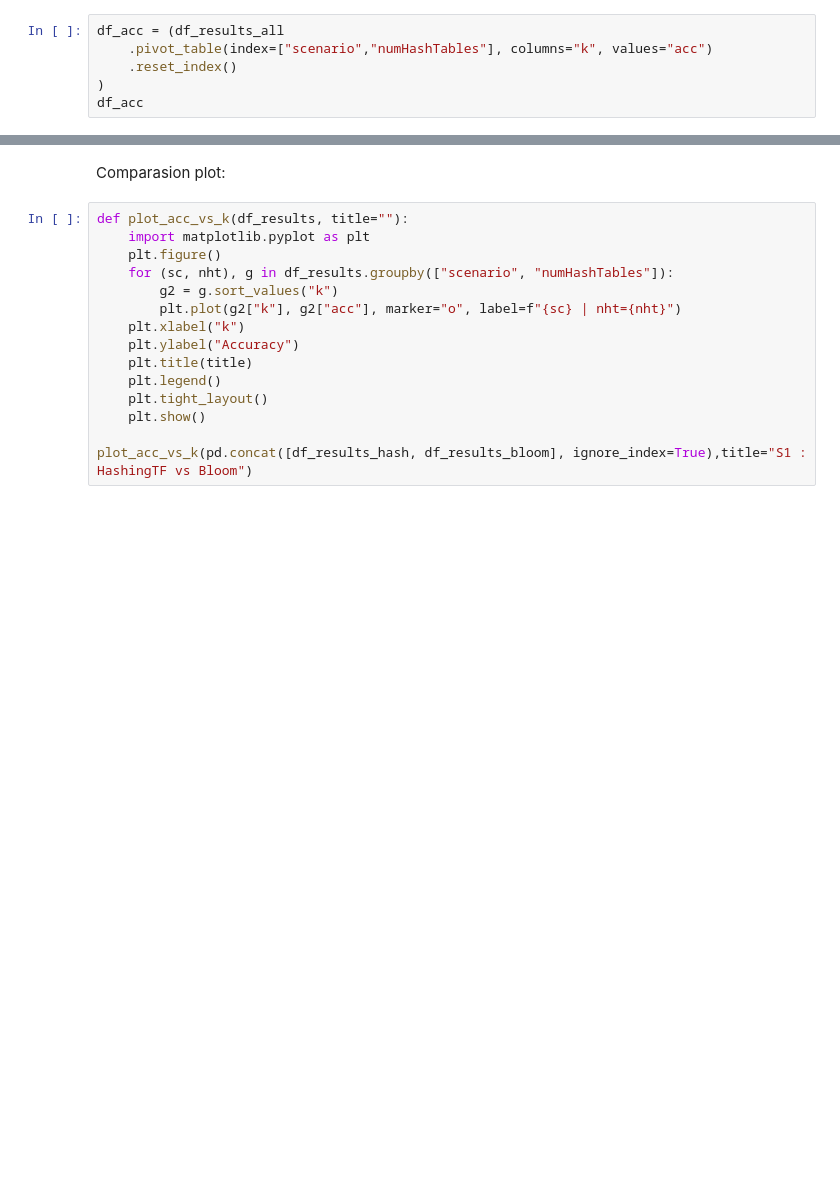
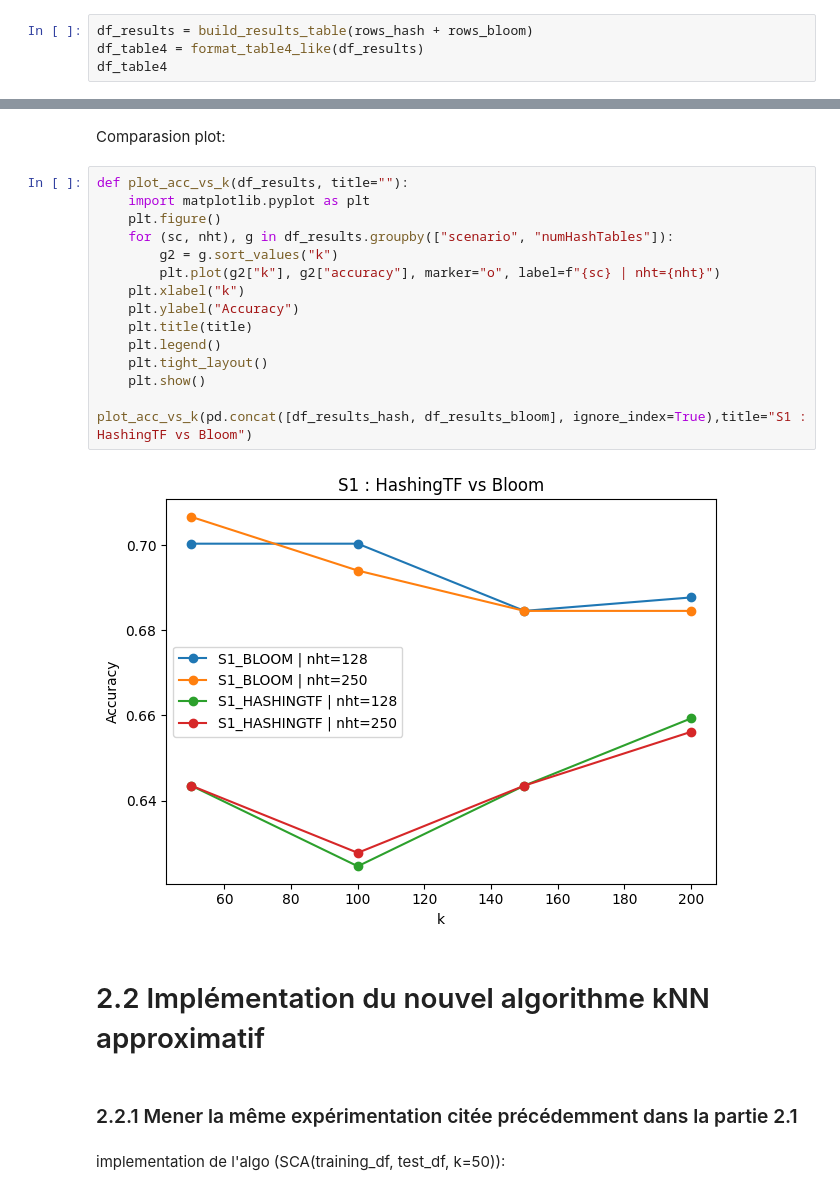
Before and after one commit to Michel065/projet-final-AADM, a Jupyter notebook: Code_Mini_Projet.ipynb, the cells around one changed output, grey strips where cells are left out. Cells and saved outputs as stored; diff of their text form; blank space fills up the shorter version.

```diff
--- a/Code_Mini_Projet.ipynb
+++ b/Code_Mini_Projet.ipynb
@@ -998,8 +1004,6 @@ df_results_all = pd.concat([df_results_hash, df_results_bloom], ignore_index=Tru
 # %% [markdown]
 Table accuracy:
 # %%
-df_acc = (df_results_all
-    .pivot_table(index=["scenario","numHashTables"], columns="k", values="acc")
-    .reset_index()
-)
-df_acc
+df_results = build_results_table(rows_hash + rows_bloom)
+df_table4 = format_table4_like(df_results)
+df_table4
@@ -1028,15 +1053,23 @@ Comparasion plot:
 # %%
 def plot_acc_vs_k(df_results, title=""):
     import matplotlib.pyplot as plt
     plt.figure()
     for (sc, nht), g in df_results.groupby(["scenario", "numHashTables"]):
         g2 = g.sort_values("k")
-        plt.plot(g2["k"], g2["acc"], marker="o", label=f"{sc} | nht={nht}")
+        plt.plot(g2["k"], g2["accuracy"], marker="o", label=f"{sc} | nht={nht}")
     plt.xlabel("k")
     plt.ylabel("Accuracy")
     plt.title(title)
     plt.legend()
     plt.tight_layout()
     plt.show()
 
 plot_acc_vs_k(pd.concat([df_results_hash, df_results_bloom], ignore_index=True),title="S1 : HashingTF vs Bloom")
+# %% [output]
+[figure, added]
+# %% [markdown]
+# 2.2 Implémentation du nouvel algorithme kNN approximatif
+# %% [markdown]
+### 2.2.1 Mener la même expérimentation citée précédemment dans la partie 2.1
+# %% [markdown]
+implementation de l'algo (SCA(training_df, test_df, k=50)):
```
Also changed, not shown: parts of 7 cells of this notebook, 4 other files.
